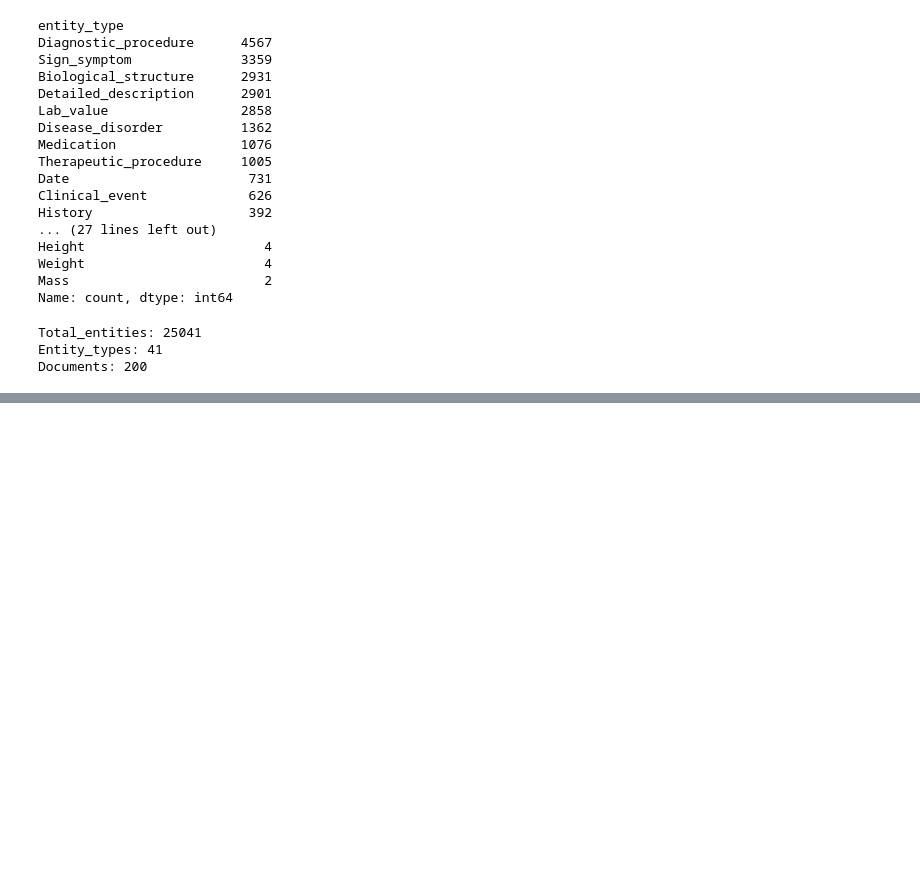
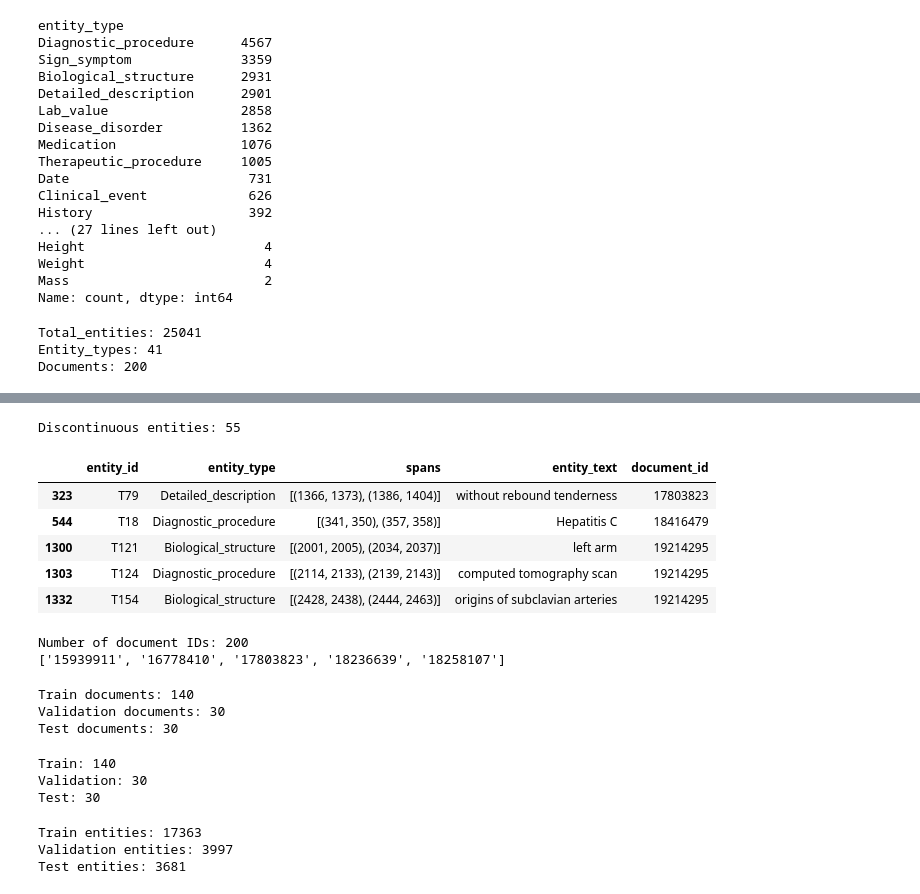
Before and after one commit to Sravanigangul/healthcare-clinical-nlp, a Jupyter notebook: notebooks/MACCROBAT_Data_Exploration.ipynb, the cells around one changed output, grey strips where cells are left out. Drawn from its saved outputs; the diff is of its cells as text; code cells hidden in the pictures; blank space fills up the shorter version.

```diff
--- a/notebooks/MACCROBAT_Data_Exploration.ipynb
+++ b/notebooks/MACCROBAT_Data_Exploration.ipynb
@@ -251,0 +322,80 @@ Documents: 200
+# %%
+discontinuous_entities = df_all_entities[df_all_entities["spans"].apply(len)>1]
+
+print("Discontinuous entities:", len(discontinuous_entities))
+
+discontinuous_entities.head()
+# %% [output]
+Discontinuous entities: 55
+|  | entity_id | entity_type | spans | entity_text | document_id |
+| 323 | T79 | Detailed_description | [(1366, 1373), (1386, 1404)] | without rebound tenderness | 17803823 |
+| 544 | T18 | Diagnostic_procedure | [(341, 350), (357, 358)] | Hepatitis C | 18416479 |
+| 1300 | T121 | Biological_structure | [(2001, 2005), (2034, 2037)] | left arm | 19214295 |
+| 1303 | T124 | Diagnostic_procedure | [(2114, 2133), (2139, 2143)] | computed tomography scan | 19214295 |
+| 1332 | T154 | Biological_structure | [(2428, 2438), (2444, 2463)] | origins of subclavian arteries | 19214295 |
+# %%
+document_ids = df_documents["document_id"].tolist()
+
+print("Number of document IDs:", len(document_ids))
+print(document_ids[:5])
+# %% [output]
+Number of document IDs: 200
+['15939911', '16778410', '17803823', '18236639', '18258107']
+# %%
+from sklearn.model_selection import train_test_split
+
+train_ids, temp_ids = train_test_split(document_ids, test_size=0.3, random_state=42)
+
+val_ids, test_ids = train_test_split(
+    temp_ids,
+    test_size=0.50,
+    random_state=42
+)
+
+print("Train documents:", len(train_ids))
+print("Validation documents:", len(val_ids))
+print("Test documents:", len(test_ids))
+# %% [output]
+Train documents: 140
+Validation documents: 30
+Test documents: 30
+# %%
+train_documents = df_documents[
+    df_documents["document_id"].isin(train_ids)
+].copy()
+
+val_documents = df_documents[
+    df_documents["document_id"].isin(val_ids)
+].copy()
+
+test_documents = df_documents[
+    df_documents["document_id"].isin(test_ids)
+].copy()
+
+print("Train:", len(train_documents))
+print("Validation:", len(val_documents))
+print("Test:", len(test_documents))
+# %% [output]
+Train: 140
+Validation: 30
+Test: 30
+# %%
+train_entities = df_all_entities[
+    df_all_entities["document_id"].isin(train_ids)
+].copy()
+
+val_entities = df_all_entities[
+    df_all_entities["document_id"].isin(val_ids)
+].copy()
+
+test_entities = df_all_entities[
+    df_all_entities["document_id"].isin(test_ids)
+].copy()
+
+print("Train entities:", len(train_entities))
+print("Validation entities:", len(val_entities))
+print("Test entities:", len(test_entities))
+# %% [output]
+Train entities: 17363
+Validation entities: 3997
+Test entities: 3681
```
Also changed, not shown: parts of 27 cells of this notebook, 1 other file.
